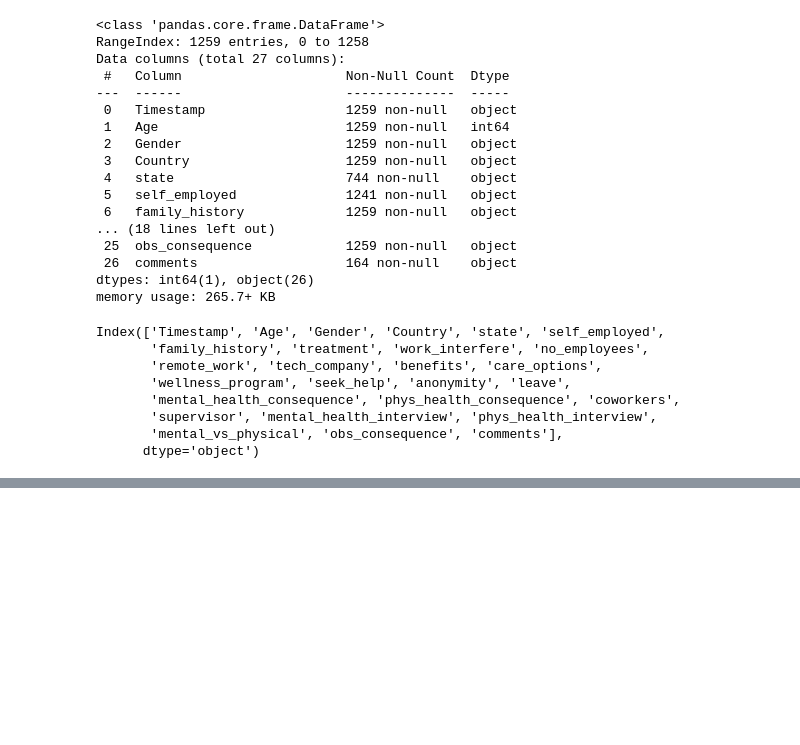
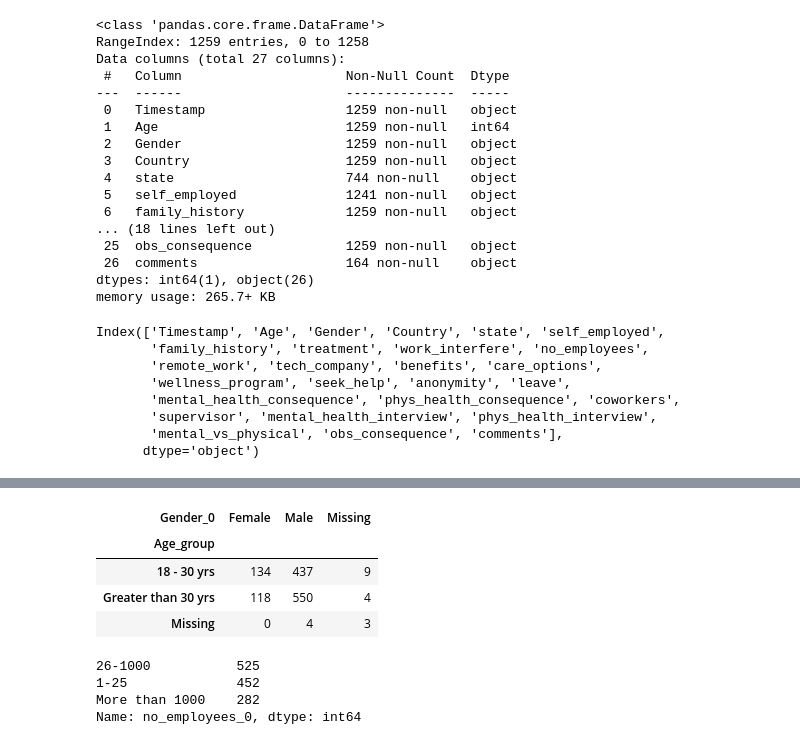
Before and after one commit to Werick/HDRUK_Team_Challenge, a Jupyter notebook: HDR_UK_Tech.ipynb, the cells around one changed output, grey strips where cells are left out. Drawn from its saved outputs; the diff is of its cells as text; code cells hidden in the pictures; blank space fills up the shorter version.

```diff
--- a/HDR_UK_Tech.ipynb
+++ b/HDR_UK_Tech.ipynb
@@ -65,7 +64,9 @@ obs_consequence: Have you heard of or observed negative consequences for coworke
 
 comments: Any additional notes or comments
 # %%
-df = pd.read_csv('survey.csv')
+#get the data
+file_path = "data/survey.csv"
+df = pd.read_csv(file_path)
 df.info()
 # %% [output]
 <class 'pandas.core.frame.DataFrame'>
@@ -133,6 +134,6 @@ df2['Gender_0'].replace({'male': 'Male',
                         'Trans woman': 'Female',
                         'Trans-female': 'Female'}, inplace=True)
 
-df2.loc[(df2['Gender_0'] != 'Female') & (df2['Gender_0'] != 'Male'), 'Gender_0'] = "Unknown"
+df2.loc[(df2['Gender_0'] != 'Female') & (df2['Gender_0'] != 'Male'), 'Gender_0'] = None
 df2['Gender_0'].describe()
 # %% [output]
@@ -143,7 +144,10 @@ freq       991
 Name: Gender_0, dtype: object
 # %%
 #Clean up age
+#its good practice to keep the original variables
 df2['Age'].describe()
-df2.loc[(df2['Age']<18) | (df2['Age']>150)]=None
-df2['Age'].describe()
+df2['Age_0']=df2["Age"]
+df2.loc[(df2['Age_0']== -29), "Age_0"] = 29
+df2.loc[(df2['Age_0']<18) | (df2['Age_0']>150), "Age_0"]=None
+df2['Age_0'].describe().transpose()
 # %% [output]
@@ -158,0 +163,6 @@ Name: Age, dtype: float64
+# %%
+#Add Age group
+df2["Age_group"]  = df2["Age_0"]
+df2.loc[(df2['Age_0']<=30), "Age_group"]="18 - 30 yrs"
+df2.loc[(df2['Age_0']>30), "Age_group"]="Greater than 30 yrs"
+df2["Age_group"].value_counts()
@@ -159,2 +194,24 @@ Name: Age, dtype: float64
+# %%
+pd.crosstab(df2['Age_group'].fillna('Missing'),df2['Gender_0'].fillna('Missing'))
+# %% [output]
+| Gender_0 | Female | Male | Missing |
+| Age_group |  |  |  |
+| 18 - 30 yrs | 134 | 437 | 9 |
+| Greater than 30 yrs | 118 | 550 | 4 |
+| Missing | 0 | 4 | 3 |
+# %%
+#Number of employees
+df2.no_employees.value_counts()
+#maybe have just 3 categories
+# Since the groups 26 - 100; 100 - 500 and 500- 1000 are mixed up, we can combine this to one single group
+df2['no_employees_0'] = df2['no_employees']
+df2.loc[(df2.no_employees == "26-100") | (df2.no_employees == "100-500") | (df2.no_employees == "500-1000"), 'no_employees_0'] = "26-1000"
+df2.loc[(df2.no_employees == "1-5") | (df2.no_employees == "6-25"), 'no_employees_0'] = "1-25"
+df2.no_employees_0.value_counts()
+# %% [output]
+26-1000           525
+1-25              452
+More than 1000    282
+Name: no_employees_0, dtype: int64
 # %%
 #try running the profiler on afew var of interest
```
Also changed, not shown: parts of 13 cells of this notebook.
